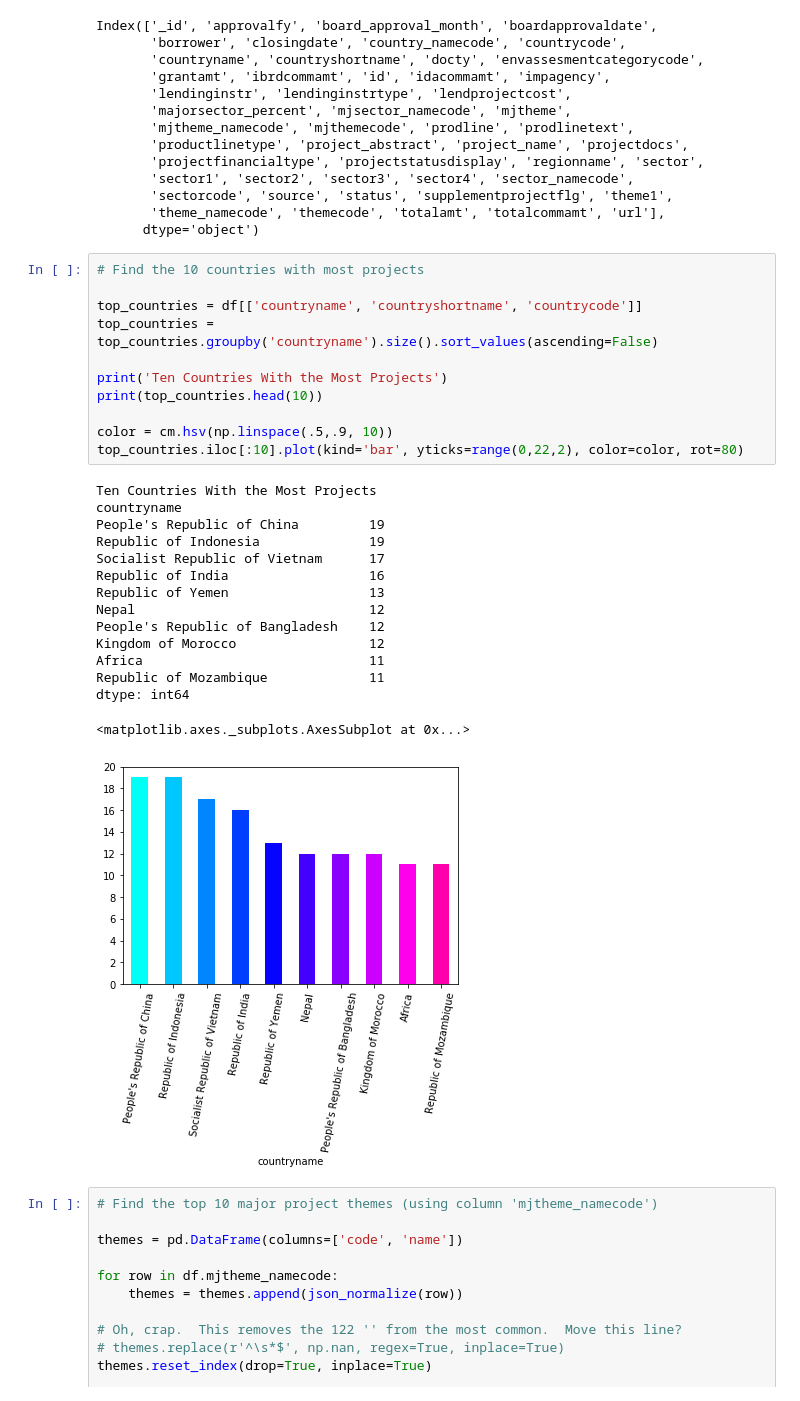
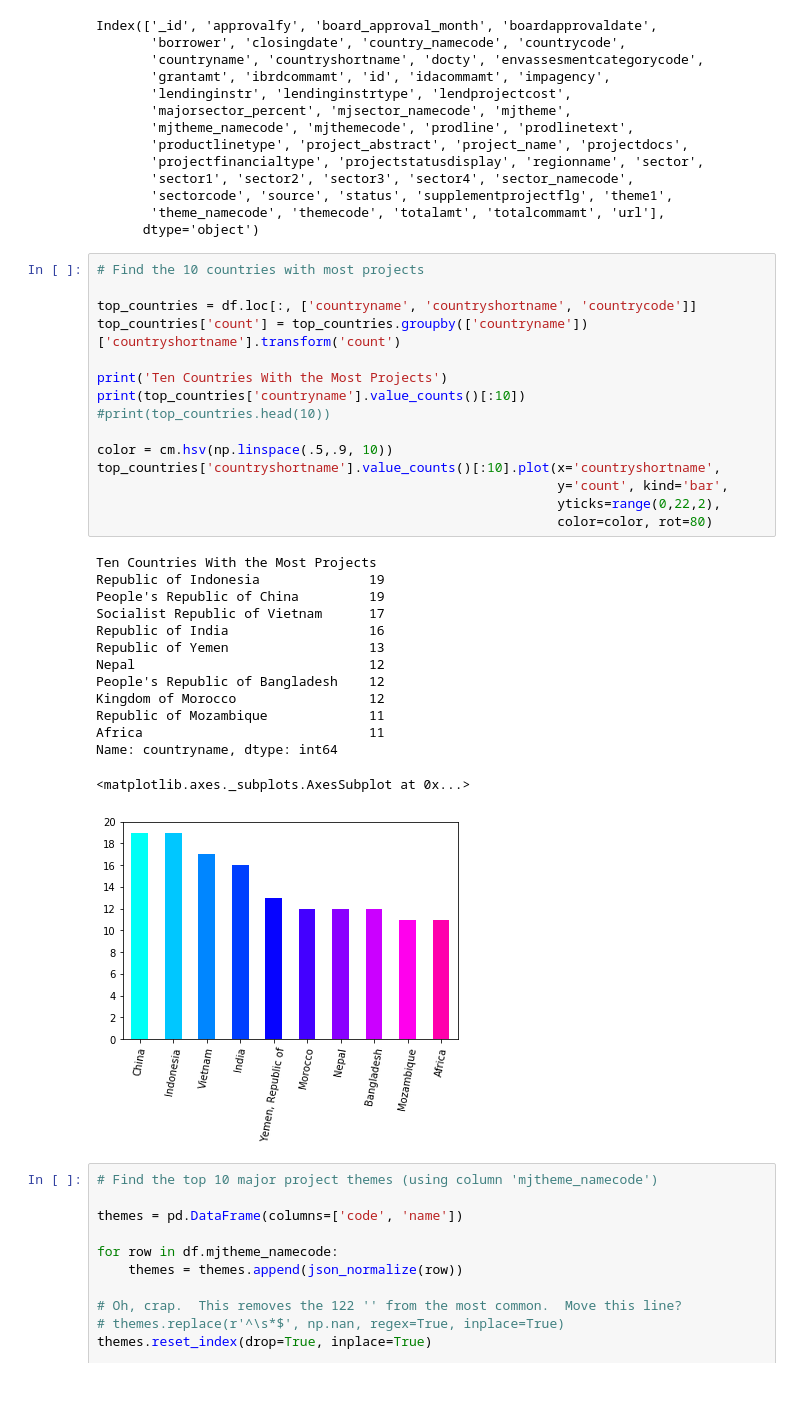
Before and after one commit to SlothDream/SB_MiniProjects, a Jupyter notebook: sliderule_dsi_json_exercise.ipynb, the cells around one changed output. Saved outputs shown, nothing was run; the diff lists cells and outputs as text.

```diff
--- a/sliderule_dsi_json_exercise.ipynb
+++ b/sliderule_dsi_json_exercise.ipynb
@@ -130,30 +130,33 @@ Index(['_id', 'approvalfy', 'board_approval_month', 'boardapprovaldate',
 # %%
 # Find the 10 countries with most projects
 
-top_countries = df[['countryname', 'countryshortname', 'countrycode']]
-top_countries = top_countries.groupby('countryname').size().sort_values(ascending=False)
+top_countries = df.loc[:, ['countryname', 'countryshortname', 'countrycode']]
+top_countries['count'] = top_countries.groupby(['countryname'])['countryshortname'].transform('count')
 
 print('Ten Countries With the Most Projects')
-print(top_countries.head(10))
+print(top_countries['countryname'].value_counts()[:10])
+#print(top_countries.head(10))
 
 color = cm.hsv(np.linspace(.5,.9, 10))
-top_countries.iloc[:10].plot(kind='bar', yticks=range(0,22,2), color=color, rot=80)
+top_countries['countryshortname'].value_counts()[:10].plot(x='countryshortname',
+                                                           y='count', kind='bar',
+                                                           yticks=range(0,22,2),
+                                                           color=color, rot=80)
 # %% [output]
 Ten Countries With the Most Projects
-countryname
+Republic of Indonesia              19
 People's Republic of China         19
-Republic of Indonesia              19
 Socialist Republic of Vietnam      17
 Republic of India                  16
 Republic of Yemen                  13
 Nepal                              12
 People's Republic of Bangladesh    12
 Kingdom of Morocco                 12
+Republic of Mozambique             11
 Africa                             11
-Republic of Mozambique             11
-dtype: int64
+Name: countryname, dtype: int64
 <matplotlib.axes._subplots.AxesSubplot at 0x...>
-[figure, old version]
+[figure, new version]
 # %%
 # Find the top 10 major project themes (using column 'mjtheme_namecode')
 
```
